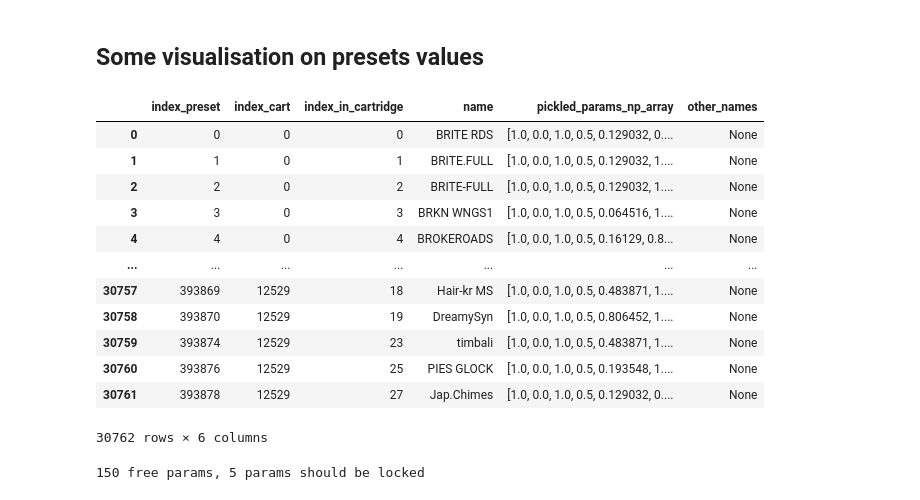
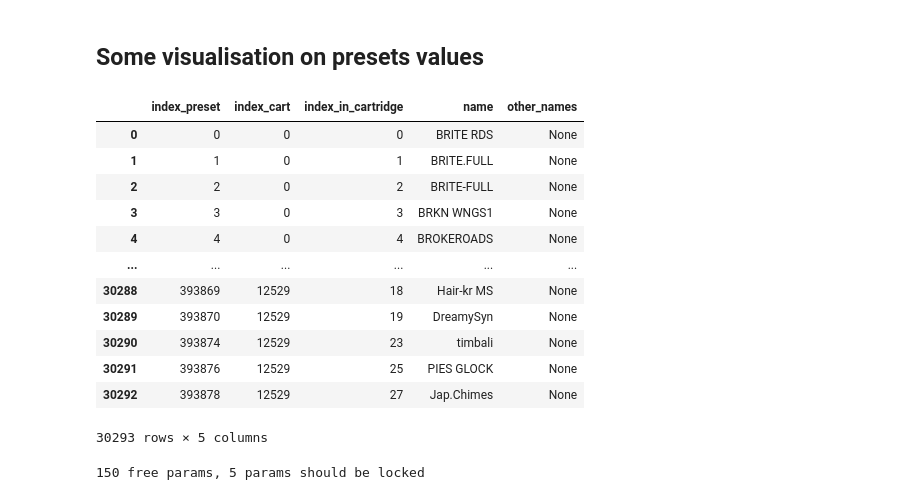
Before and after one commit to gwendal-lv/preset-gen-vae, a Jupyter notebook: dexed_db_explore.ipynb, the cells around one changed output. Drawn from its saved outputs; the diff is of its cells as text; code cells hidden in the pictures.

```diff
--- a/dexed_db_explore.ipynb
+++ b/dexed_db_explore.ipynb
@@ -14,23 +14,27 @@ from synth import dexed
 # %%
 dexed_renderer = dexed.Dexed()
 dexed_preset_db = dexed.PresetDatabase()
-dexed_renderer.set_preset_db(dexed_preset_db)
 # Visu du dataframe de départ
-dexed_renderer.preset_db._all_presets_df
+presets_df = dexed_preset_db.all_presets_df
+
+def get_preset_UID(preset_index):
+    return presets_df.iloc[preset_index]['index_preset']
+
+presets_df
 # %% [output]
-|  | index_preset | index_cart | index_in_cartridge | name | pickled_params_np_array | other_names |
-| 0 | 0 | 0 | 0 | BRITE RDS | [1.0, 0.0, 1.0, 0.5, 0.129032, 0.... | None |
-| 1 | 1 | 0 | 1 | BRITE.FULL | [1.0, 0.0, 1.0, 0.5, 0.129032, 1.... | None |
-| 2 | 2 | 0 | 2 | BRITE-FULL | [1.0, 0.0, 1.0, 0.5, 0.129032, 1.... | None |
-| 3 | 3 | 0 | 3 | BRKN WNGS1 | [1.0, 0.0, 1.0, 0.5, 0.064516, 1.... | None |
-| 4 | 4 | 0 | 4 | BROKEROADS | [1.0, 0.0, 1.0, 0.5, 0.16129, 0.8... | None |
-| ... | ... | ... | ... | ... | ... | ... |
-| 30757 | 393869 | 12529 | 18 | Hair-kr MS | [1.0, 0.0, 1.0, 0.5, 0.483871, 1.... | None |
-| 30758 | 393870 | 12529 | 19 | DreamySyn | [1.0, 0.0, 1.0, 0.5, 0.806452, 1.... | None |
-| 30759 | 393874 | 12529 | 23 | timbali | [1.0, 0.0, 1.0, 0.5, 0.483871, 1.... | None |
-| 30760 | 393876 | 12529 | 25 | PIES GLOCK | [1.0, 0.0, 1.0, 0.5, 0.193548, 1.... | None |
-| 30761 | 393878 | 12529 | 27 | Jap.Chimes | [1.0, 0.0, 1.0, 0.5, 0.129032, 0.... | None |
+|  | index_preset | index_cart | index_in_cartridge | name | other_names |
+| 0 | 0 | 0 | 0 | BRITE RDS | None |
+| 1 | 1 | 0 | 1 | BRITE.FULL | None |
+| 2 | 2 | 0 | 2 | BRITE-FULL | None |
+| 3 | 3 | 0 | 3 | BRKN WNGS1 | None |
+| 4 | 4 | 0 | 4 | BROKEROADS | None |
+| ... | ... | ... | ... | ... | ... |
+| 30288 | 393869 | 12529 | 18 | Hair-kr MS | None |
+| 30289 | 393870 | 12529 | 19 | DreamySyn | None |
+| 30290 | 393874 | 12529 | 23 | timbali | None |
+| 30291 | 393876 | 12529 | 25 | PIES GLOCK | None |
+| 30292 | 393878 | 12529 | 27 | Jap.Chimes | None |
-30762 rows × 6 columns
+30293 rows × 5 columns
 # %%
 params_to_lock = [0, 1, 2, 3, 13]
 
```
Also changed, not shown: parts of 8 cells of this notebook, 2 other files.
